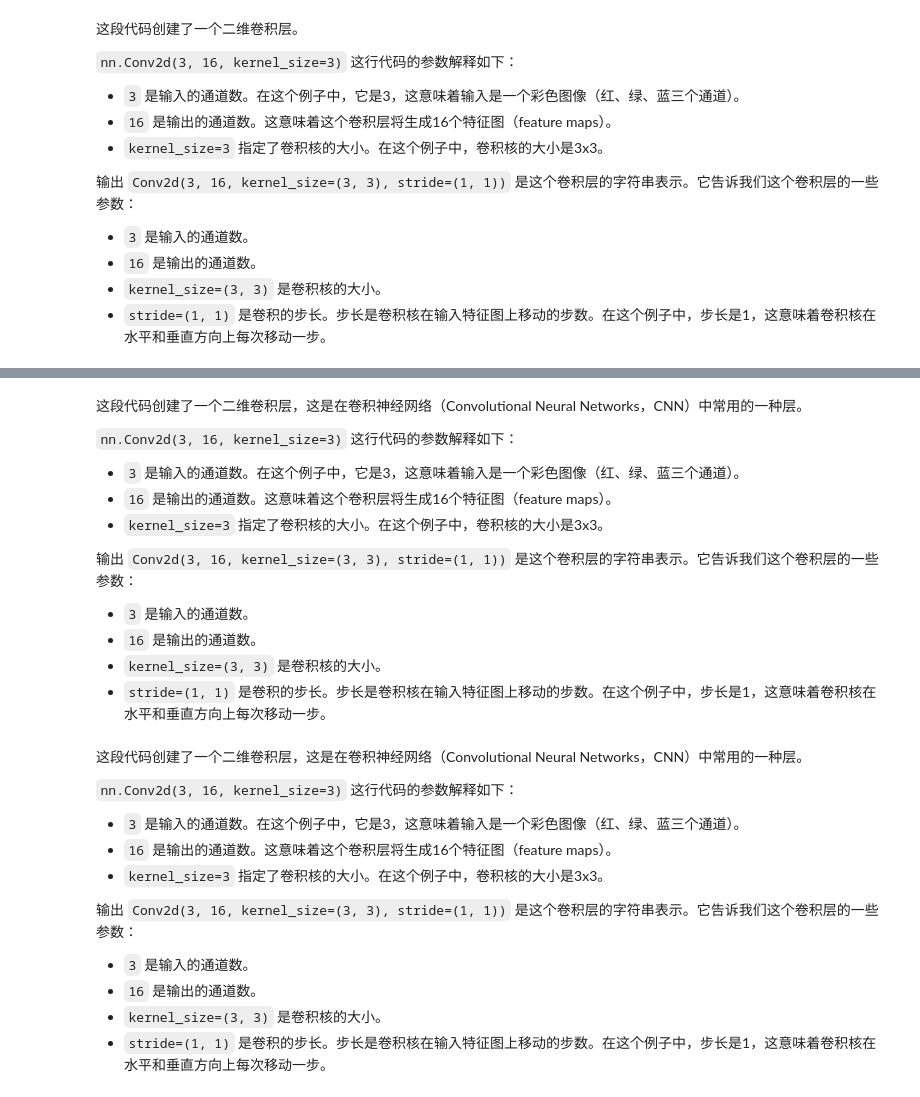
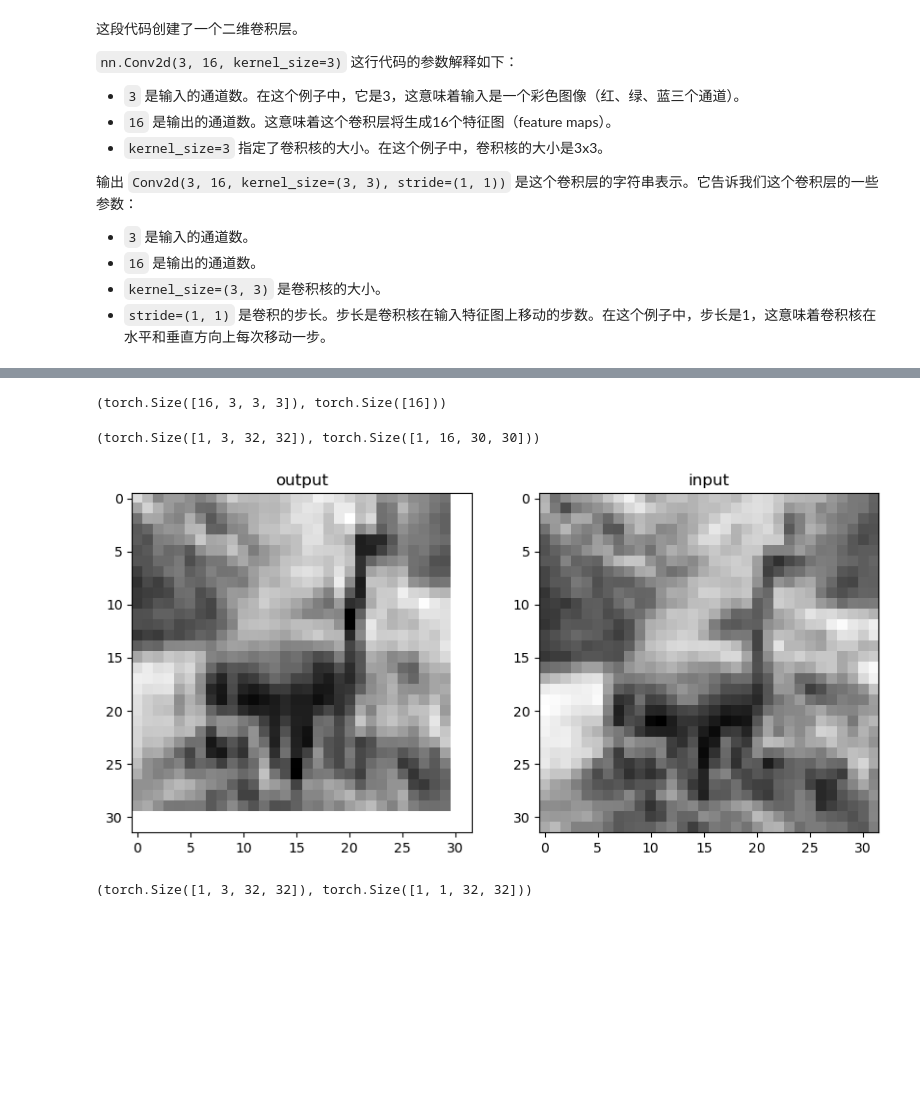
Before and after one commit to Bengerthelorf/Fudan-Courses, a Jupyter notebook: Deep-Learning-with-pytorch/p1ch8/1.ipynb, the cells around one changed output, grey strips where cells are left out. Drawn from its saved outputs; the diff is of its cells as text; code cells hidden in the pictures; blank space fills up the shorter version.

Commit message:
Update PyTorch images

```diff
--- a/Deep-Learning-with-pytorch/p1ch8/1.ipynb
+++ b/Deep-Learning-with-pytorch/p1ch8/1.ipynb
@@ -166,30 +115,28 @@ Conv2d(3, 16, kernel_size=(3, 3), stride=(1, 1))
-# %% [markdown]
-这段代码创建了一个二维卷积层，这是在卷积神经网络（Convolutional Neural Networks，CNN）中常用的一种层。
-
-`nn.Conv2d(3, 16, kernel_size=3)` 这行代码的参数解释如下：
-
-- `3` 是输入的通道数。在这个例子中，它是3，这意味着输入是一个彩色图像（红、绿、蓝三个通道）。
-- `16` 是输出的通道数。这意味着这个卷积层将生成16个特征图（feature maps）。
-- `kernel_size=3` 指定了卷积核的大小。在这个例子中，卷积核的大小是3x3。
-
-输出 `Conv2d(3, 16, kernel_size=(3, 3), stride=(1, 1))` 是这个卷积层的字符串表示。它告诉我们这个卷积层的一些参数：
-
-- `3` 是输入的通道数。
-- `16` 是输出的通道数。
-- `kernel_size=(3, 3)` 是卷积核的大小。
-- `stride=(1, 1)` 是卷积的步长。步长是卷积核在输入特征图上移动的步数。在这个例子中，步长是1，这意味着卷积核在水平和垂直方向上每次移动一步。
-# %% [markdown]
-这段代码创建了一个二维卷积层，这是在卷积神经网络（Convolutional Neural Networks，CNN）中常用的一种层。
-
-`nn.Conv2d(3, 16, kernel_size=3)` 这行代码的参数解释如下：
-
-- `3` 是输入的通道数。在这个例子中，它是3，这意味着输入是一个彩色图像（红、绿、蓝三个通道）。
-- `16` 是输出的通道数。这意味着这个卷积层将生成16个特征图（feature maps）。
-- `kernel_size=3` 指定了卷积核的大小。在这个例子中，卷积核的大小是3x3。
-
-输出 `Conv2d(3, 16, kernel_size=(3, 3), stride=(1, 1))` 是这个卷积层的字符串表示。它告诉我们这个卷积层的一些参数：
-
-- `3` 是输入的通道数。
-- `16` 是输出的通道数。
-- `kernel_size=(3, 3)` 是卷积核的大小。
-- `stride=(1, 1)` 是卷积的步长。步长是卷积核在输入特征图上移动的步数。在这个例子中，步长是1，这意味着卷积核在水平和垂直方向上每次移动一步。
+# %%
+conv.weight.shape, conv.bias.shape
+# %% [output]
+(torch.Size([16, 3, 3, 3]), torch.Size([16]))
+# %%
+img, _ = cifar2[0]
+output = conv(img.unsqueeze(0))
+img.unsqueeze(0).shape, output.shape
+# %% [output]
+(torch.Size([1, 3, 32, 32]), torch.Size([1, 16, 30, 30]))
+# %%
+plt.figure(figsize=(10, 4.8))  # bookskip
+ax1 = plt.subplot(1, 2, 1)   # bookskip
+plt.title('output')   # bookskip
+plt.imshow(output[0, 0].detach(), cmap='gray')
+plt.subplot(1, 2, 2, sharex=ax1, sharey=ax1)  # bookskip
+plt.imshow(img.mean(0), cmap='gray')  # bookskip
+plt.title('input')  # bookskip
+plt.savefig('Ch8_F2_PyTorch.png')  # bookskip
+plt.show()
+# %% [output]
+[figure, added]
+# %%
+conv = nn.Conv2d(3, 1, kernel_size=3, padding=1) # <1>
+output = conv(img.unsqueeze(0))
+img.unsqueeze(0).shape, output.shape
+# %% [output]
+(torch.Size([1, 3, 32, 32]), torch.Size([1, 1, 32, 32]))
```
Also changed, not shown: parts of 69 cells of this notebook, 2 other files.
